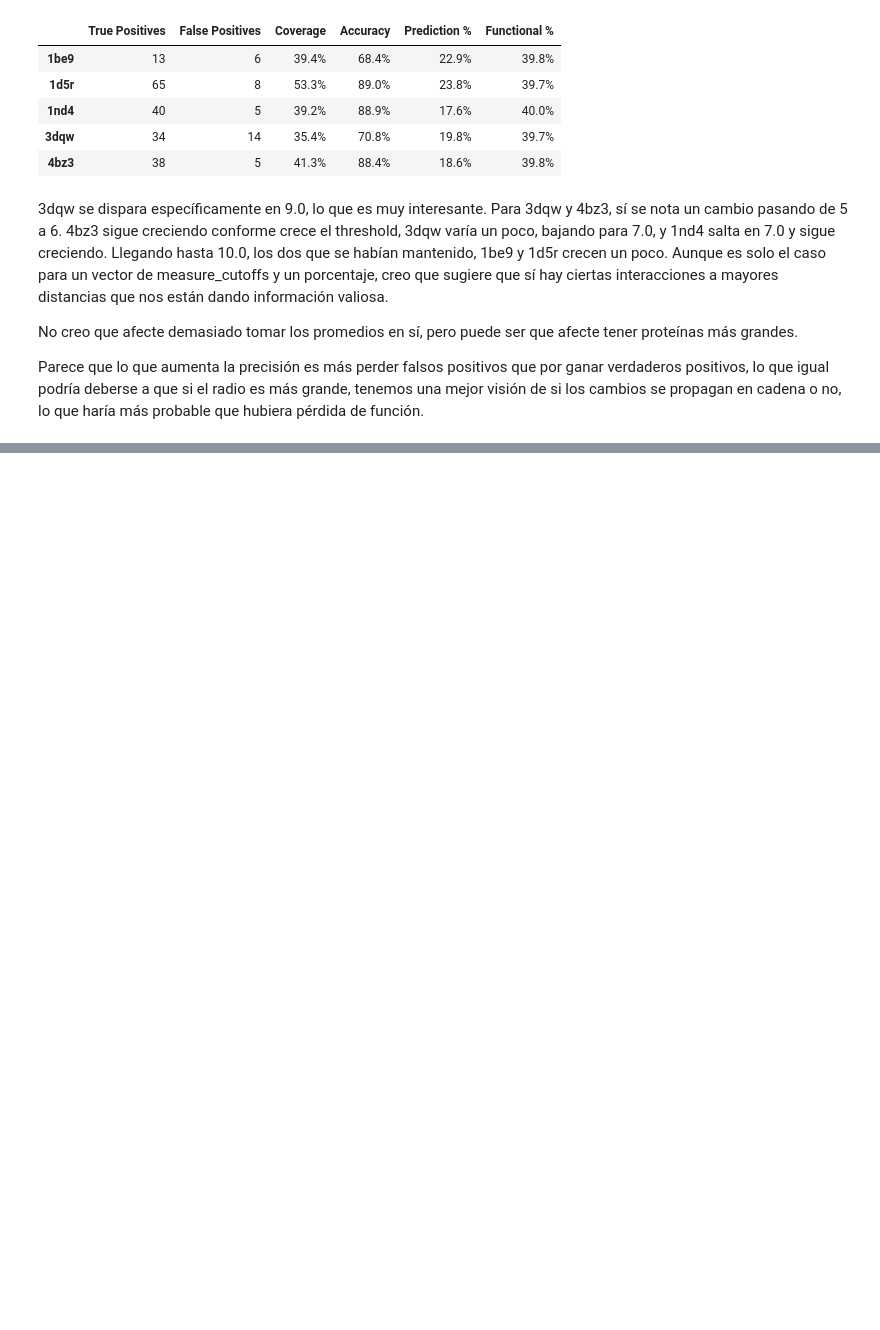
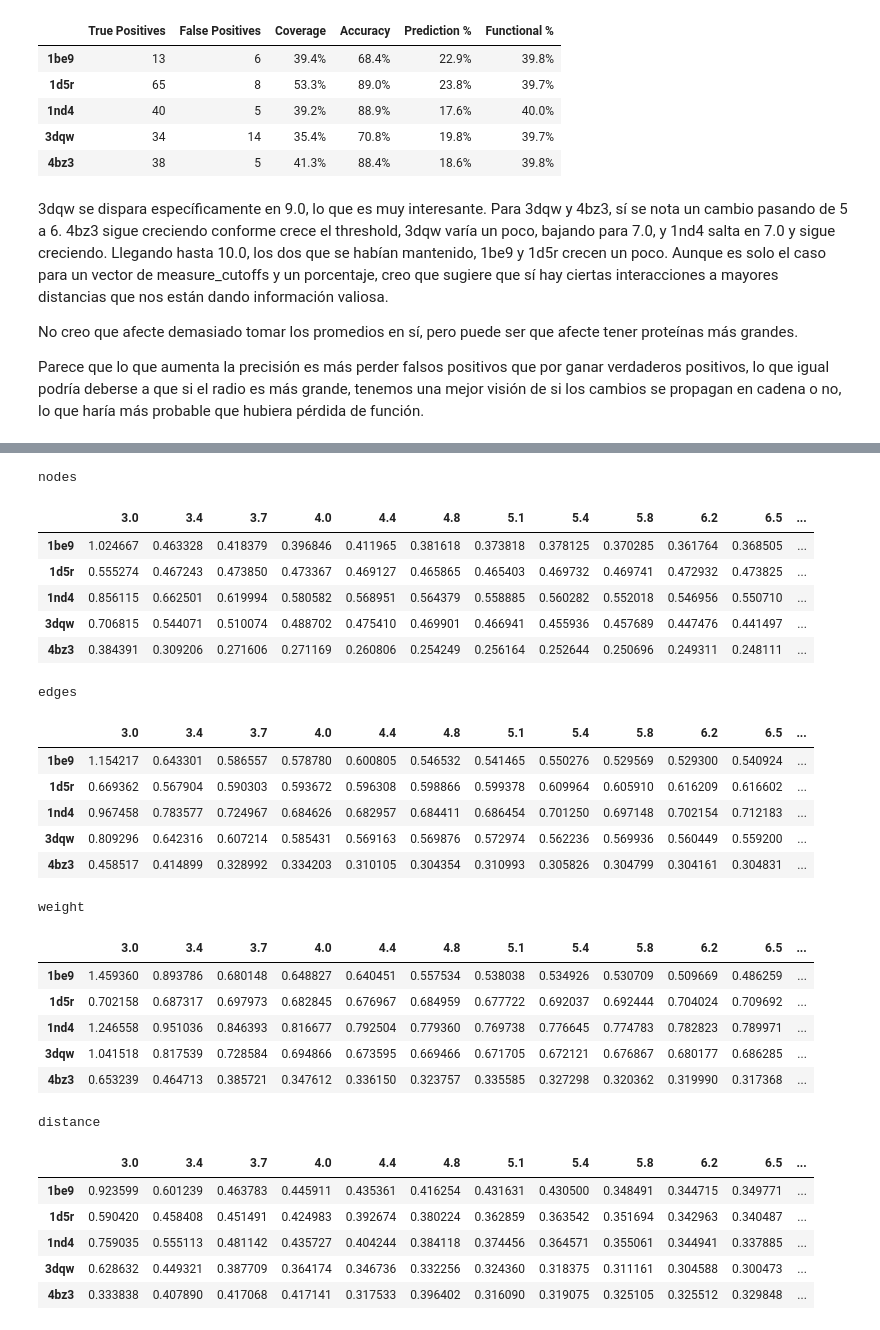
Before and after one commit to CrisSotomayor/perturbation-networks-get-data, a Jupyter notebook: data2.ipynb, the cells around one changed output, grey strips where cells are left out. Cells and saved outputs as stored; diff of their text form; code cells hidden in the pictures; blank space fills up the shorter version.

```diff
--- a/data2.ipynb
+++ b/data2.ipynb
@@ -1107,0 +1230,43 @@ Parece que lo que aumenta la precisión es más perder falsos positivos que por
+# %%
+# Check coefficient of variation
+sample_thresholds2 = [round(i, 1) for i in np.linspace(3, 10, 21)]
+for measure in measures:
+    deviations = pd.DataFrame(index=proteins, columns=sample_thresholds2, dtype=np.float64)
+    for protein in proteins:
+        for threshold in sample_thresholds2:
+            network_df = ReadNetworkCSV(protein, threshold, measure)
+            array = network_df.to_numpy()
+            sd = np.nanstd(array)
+            mean = np.nanmean(array)
+            deviations.at[protein, threshold] = sd/mean
+    print(measure)
+    display(deviations.style.apply(highlight_max, axis=1))
+# %% [output]
+nodes
+|  | 3.0 | 3.4 | 3.7 | 4.0 | 4.4 | 4.8 | 5.1 | 5.4 | 5.8 | 6.2 | 6.5 | ... |
+| 1be9 | 1.024667 | 0.463328 | 0.418379 | 0.396846 | 0.411965 | 0.381618 | 0.373818 | 0.378125 | 0.370285 | 0.361764 | 0.368505 | ... |
+| 1d5r | 0.555274 | 0.467243 | 0.473850 | 0.473367 | 0.469127 | 0.465865 | 0.465403 | 0.469732 | 0.469741 | 0.472932 | 0.473825 | ... |
+| 1nd4 | 0.856115 | 0.662501 | 0.619994 | 0.580582 | 0.568951 | 0.564379 | 0.558885 | 0.560282 | 0.552018 | 0.546956 | 0.550710 | ... |
+| 3dqw | 0.706815 | 0.544071 | 0.510074 | 0.488702 | 0.475410 | 0.469901 | 0.466941 | 0.455936 | 0.457689 | 0.447476 | 0.441497 | ... |
+| 4bz3 | 0.384391 | 0.309206 | 0.271606 | 0.271169 | 0.260806 | 0.254249 | 0.256164 | 0.252644 | 0.250696 | 0.249311 | 0.248111 | ... |
+edges
+|  | 3.0 | 3.4 | 3.7 | 4.0 | 4.4 | 4.8 | 5.1 | 5.4 | 5.8 | 6.2 | 6.5 | ... |
+| 1be9 | 1.154217 | 0.643301 | 0.586557 | 0.578780 | 0.600805 | 0.546532 | 0.541465 | 0.550276 | 0.529569 | 0.529300 | 0.540924 | ... |
+| 1d5r | 0.669362 | 0.567904 | 0.590303 | 0.593672 | 0.596308 | 0.598866 | 0.599378 | 0.609964 | 0.605910 | 0.616209 | 0.616602 | ... |
+| 1nd4 | 0.967458 | 0.783577 | 0.724967 | 0.684626 | 0.682957 | 0.684411 | 0.686454 | 0.701250 | 0.697148 | 0.702154 | 0.712183 | ... |
+| 3dqw | 0.809296 | 0.642316 | 0.607214 | 0.585431 | 0.569163 | 0.569876 | 0.572974 | 0.562236 | 0.569936 | 0.560449 | 0.559200 | ... |
+| 4bz3 | 0.458517 | 0.414899 | 0.328992 | 0.334203 | 0.310105 | 0.304354 | 0.310993 | 0.305826 | 0.304799 | 0.304161 | 0.304831 | ... |
+weight
+|  | 3.0 | 3.4 | 3.7 | 4.0 | 4.4 | 4.8 | 5.1 | 5.4 | 5.8 | 6.2 | 6.5 | ... |
+| 1be9 | 1.459360 | 0.893786 | 0.680148 | 0.648827 | 0.640451 | 0.557534 | 0.538038 | 0.534926 | 0.530709 | 0.509669 | 0.486259 | ... |
+| 1d5r | 0.702158 | 0.687317 | 0.697973 | 0.682845 | 0.676967 | 0.684959 | 0.677722 | 0.692037 | 0.692444 | 0.704024 | 0.709692 | ... |
+| 1nd4 | 1.246558 | 0.951036 | 0.846393 | 0.816677 | 0.792504 | 0.779360 | 0.769738 | 0.776645 | 0.774783 | 0.782823 | 0.789971 | ... |
+| 3dqw | 1.041518 | 0.817539 | 0.728584 | 0.694866 | 0.673595 | 0.669466 | 0.671705 | 0.672121 | 0.676867 | 0.680177 | 0.686285 | ... |
+| 4bz3 | 0.653239 | 0.464713 | 0.385721 | 0.347612 | 0.336150 | 0.323757 | 0.335585 | 0.327298 | 0.320362 | 0.319990 | 0.317368 | ... |
+distance
+|  | 3.0 | 3.4 | 3.7 | 4.0 | 4.4 | 4.8 | 5.1 | 5.4 | 5.8 | 6.2 | 6.5 | ... |
+| 1be9 | 0.923599 | 0.601239 | 0.463783 | 0.445911 | 0.435361 | 0.416254 | 0.431631 | 0.430500 | 0.348491 | 0.344715 | 0.349771 | ... |
+| 1d5r | 0.590420 | 0.458408 | 0.451491 | 0.424983 | 0.392674 | 0.380224 | 0.362859 | 0.363542 | 0.351694 | 0.342963 | 0.340487 | ... |
+| 1nd4 | 0.759035 | 0.555113 | 0.481142 | 0.435727 | 0.404244 | 0.384118 | 0.374456 | 0.364571 | 0.355061 | 0.344941 | 0.337885 | ... |
+| 3dqw | 0.628632 | 0.449321 | 0.387709 | 0.364174 | 0.346736 | 0.332256 | 0.324360 | 0.318375 | 0.311161 | 0.304588 | 0.300473 | ... |
+| 4bz3 | 0.333838 | 0.407890 | 0.417068 | 0.417141 | 0.317533 | 0.396402 | 0.316090 | 0.319075 | 0.325105 | 0.325512 | 0.329848 | ... |
```
Also changed, not shown: parts of 17 cells of this notebook.
